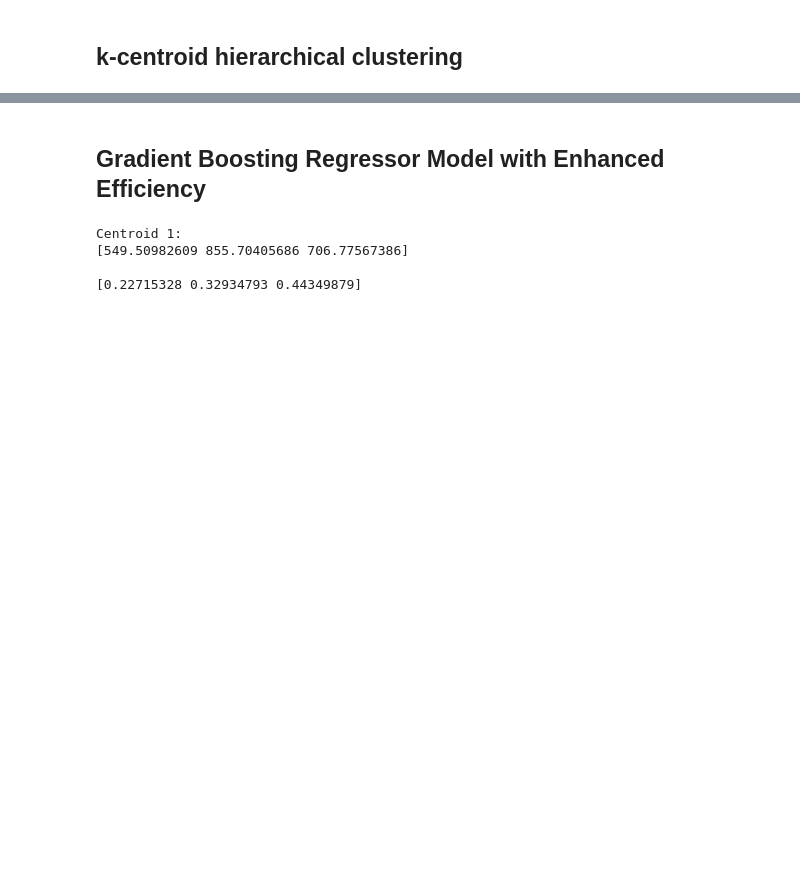
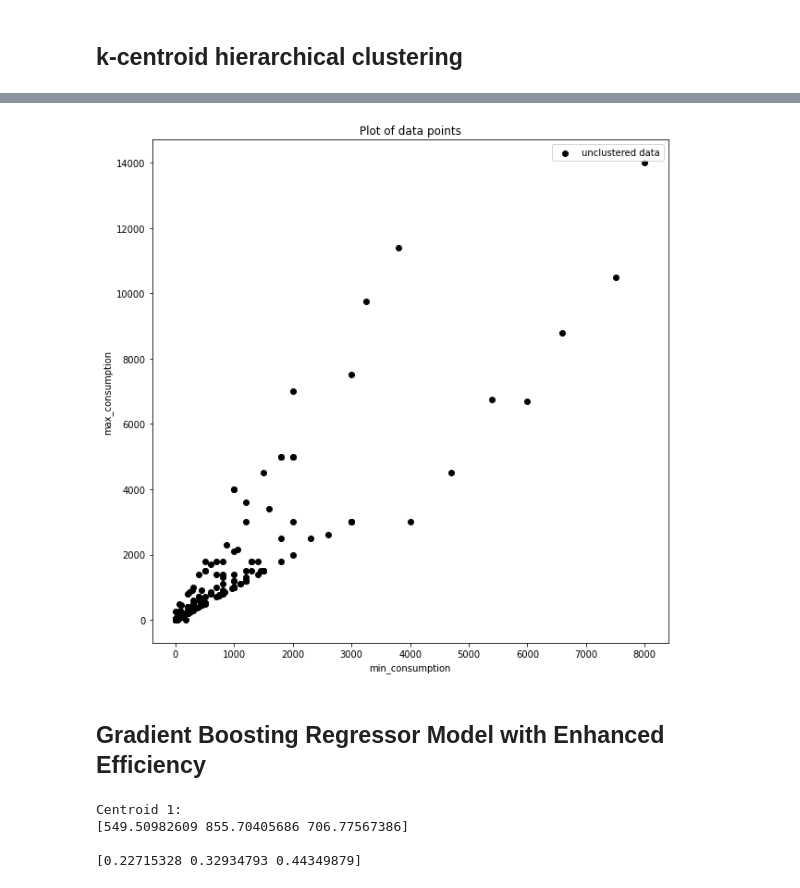
Before and after one commit to Xer0bit/Energy-Efficiency-Enhancement, a Jupyter notebook: Train.ipynb, the cells around one changed output, grey strips where cells are left out. Drawn from its saved outputs; the diff is of its cells as text; code cells hidden in the pictures; blank space fills up the shorter version.

```diff
--- a/Train.ipynb
+++ b/Train.ipynb
@@ -252,3 +256,14 @@ Cluster 1:
+# %%
+#plot the clusters with sns scatter plot
+plt.figure(figsize=(10, 10))
+plt.scatter(X['min_consumption'], X['max_consumption'], c='black', label='unclustered data')
+plt.xlabel('min_consumption')
+plt.ylabel('max_consumption')
+plt.legend()
+plt.title('Plot of data points')
+plt.show()
+# %% [output]
+[figure, added]
 # %% [markdown]
 ## Gradient Boosting Regressor Model with Enhanced Efficiency
 # %%
```
Also changed, not shown: parts of 9 cells of this notebook.
